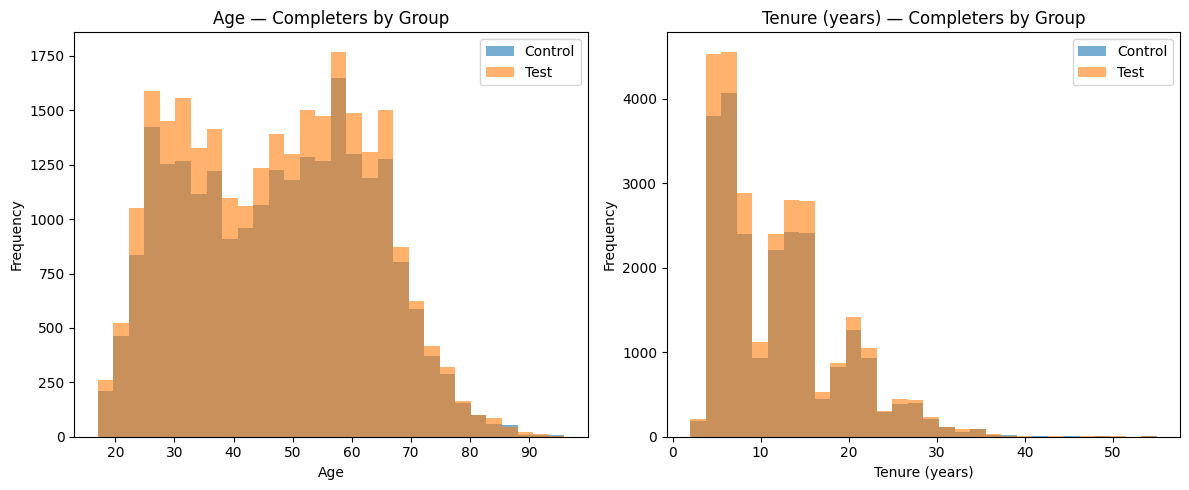
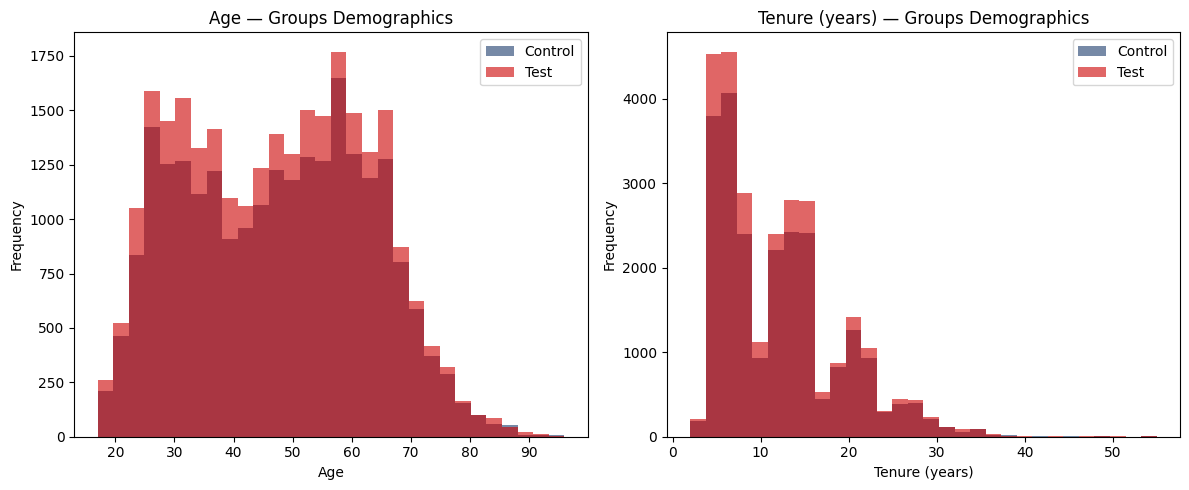
The change to this notebook cell's code, shown as a diff; its figure went from the first image to the second:
--- before
+++ after
@@ -8,11 +8,12 @@
     axes
 ):
+    _color_map = {'#1B3A6B': '#1B3A6B', 'Control': '#1B3A6B', 'Test': '#CC0000'}
     for group, grp_df in df1.groupby('Variation'):
-        grp_df[col].plot.hist(ax=ax, alpha=0.6, bins=30, label=group)
-    ax.set_title(f'{label} — Completers by Group')
+        grp_df[col].plot.hist(ax=ax, alpha=0.6, bins=30, label=group, color=_color_map.get(group, '#6B7280'))
+    ax.set_title(f'{label} — Groups Demographics')
     ax.set_xlabel(label)
     ax.legend()
 
 plt.tight_layout()
-#plt.savefig('../figures/completers_demographics.png', dpi=150)
+plt.savefig('../figures/AgeTenure_demographics.png', dpi=150)
 plt.show()

Commit: Diana draft done